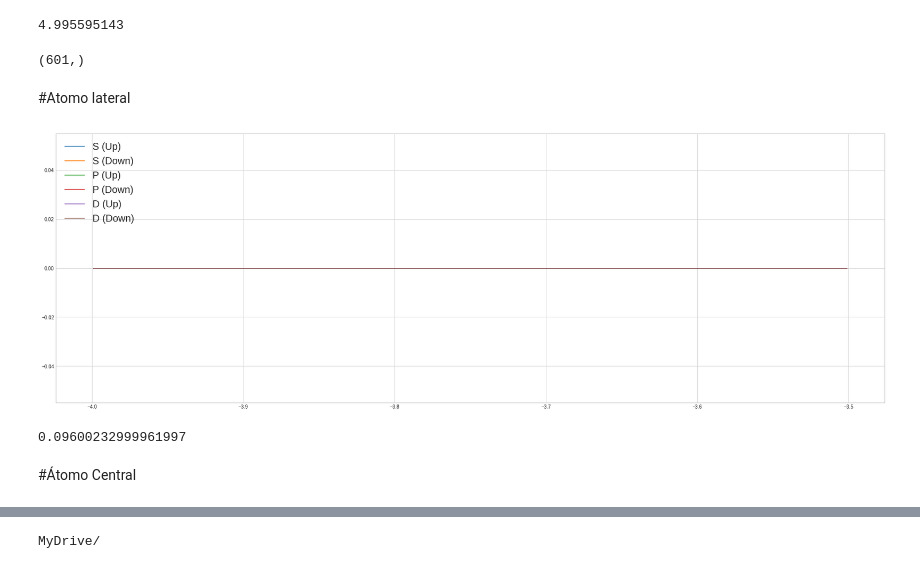
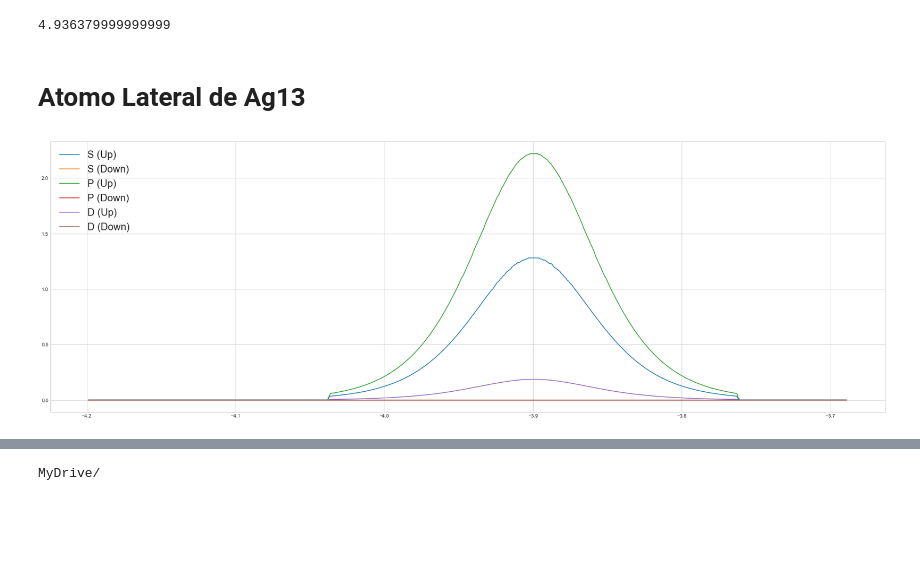
Before and after one commit to esjerome/quantumEspresso, a Jupyter notebook: Python/final_graficos.ipynb, the cells around one changed output, grey strips where cells are left out. Cells and saved outputs as stored; diff of their text form; code cells hidden in the pictures; blank space fills up the shorter version.

```diff
--- a/Python/final_graficos.ipynb
+++ b/Python/final_graficos.ipynb
@@ -40,59 +36,46 @@ plt.plot(mag_[:,0],-mag_[:,2])
 # %%
-mag_[:,1].sum()*0.0007
+mag_[:,1].sum()*0.001
 # %% [output]
-4.995595143
+4.936379999999999
-# %%
-mag_[:,1].shape
-# %% [output]
-(601,)
 # %% [markdown]
-#Atomo lateral
+# Atomo Lateral de Ag13
 # %%
-temp1 = np.loadtxt('ag13.dos.pdos_atm#1(Ag)_wfc#1(s)')
-temp2 = np.loadtxt('ag13.dos.pdos_atm#1(Ag)_wfc#2(s)')
+temp1 = np.loadtxt('ag13.dos.pdos_atm#2(Ag)_wfc#1(s)')
 
 mag_s = temp1[:,[0]]
-mag_s = np.append(mag_s, temp1[:,[1]]+temp2[:,[1]], axis=1)
-mag_s = np.append(mag_s, temp1[:,[2]]+temp2[:,[2]], axis=1)
+mag_s = np.append(mag_s, temp1[:,[1]], axis=1)
+mag_s = np.append(mag_s, temp1[:,[2]], axis=1)
 
-temp1 = np.loadtxt('ag13.dos.pdos_atm#1(Ag)_wfc#3(p)')
-temp2 = np.loadtxt('ag13.dos.pdos_atm#1(Ag)_wfc#4(p)')
+temp1 = np.loadtxt('ag13.dos.pdos_atm#2(Ag)_wfc#2(p)')
 
 mag_p = temp1[:,[0]]
-mag_p = np.append(mag_p, temp1[:,[1]]+temp2[:,[1]], axis=1)
-mag_p = np.append(mag_p, temp1[:,[2]]+temp2[:,[2]], axis=1)
+mag_p = np.append(mag_p, temp1[:,[1]], axis=1)
+mag_p = np.append(mag_p, temp1[:,[2]], axis=1)
 
-temp1 = np.loadtxt('ag13.dos.pdos_atm#1(Ag)_wfc#5(d)')
-temp2 = np.loadtxt('ag13.dos.pdos_atm#1(Ag)_wfc#6(d)')
+temp1 = np.loadtxt('ag13.dos.pdos_atm#2(Ag)_wfc#3(d)')
 
 mag_d = temp1[:,[0]]
-mag_d = np.append(mag_d, temp1[:,[1]]+temp2[:,[1]], axis=1)
-mag_d = np.append(mag_d, temp1[:,[2]]+temp2[:,[2]], axis=1)
+mag_d = np.append(mag_d, temp1[:,[1]], axis=1)
+mag_d = np.append(mag_d, temp1[:,[2]], axis=1)
 # %%
-mag_s = mag_s[mag_s[:,0]>-4]
-mag_s = mag_s[mag_s[:,0]<-3.5]
+mag_s = mag_s[mag_s[:,0]>-4.2]
+mag_s = mag_s[mag_s[:,0]<-3.6881]
 
-mag_p = mag_p[mag_p[:,0]>-4]
-mag_p = mag_p[mag_p[:,0]<-3.5]
+mag_p = mag_p[mag_p[:,0]>-4.2]
+mag_p = mag_p[mag_p[:,0]<-3.6881]
 
-mag_d = mag_d[mag_d[:,0]>-4]
-mag_d = mag_d[mag_d[:,0]<-3.5]
+mag_d = mag_d[mag_d[:,0]>-4.2]
+mag_d = mag_d[mag_d[:,0]<-3.6881]
 
 fig, ax = plt.subplots()
 plt.plot(mag_s[:,0],mag_s[:,1], label="S (Up)")
 plt.plot(mag_s[:,0],-mag_s[:,2],label="S (Down)")
 plt.plot(mag_p[:,0],mag_p[:,1], label="P (Up)")
 plt.plot(mag_p[:,0],-mag_p[:,2], label="P (Down)")
 plt.plot(mag_d[:,0],mag_d[:,1], label="D (Up)")
 plt.plot(mag_d[:,0],-mag_d[:,2], label="D (Down)")
 fig.set_size_inches(30, 10)
 plt.legend(loc='upper left', fontsize=20)
 plt.show()
 # %% [output]
-[figure, old version]
+[figure, new version]
-# %%
-(mag_s[:,1]+mag_p[:,1]+mag_d[:,1]).sum()*0.0003
-# %% [output]
-0.09600232999961997
-# %% [markdown]
-#Átomo Central
```
Also changed, not shown: parts of 22 cells of this notebook.
